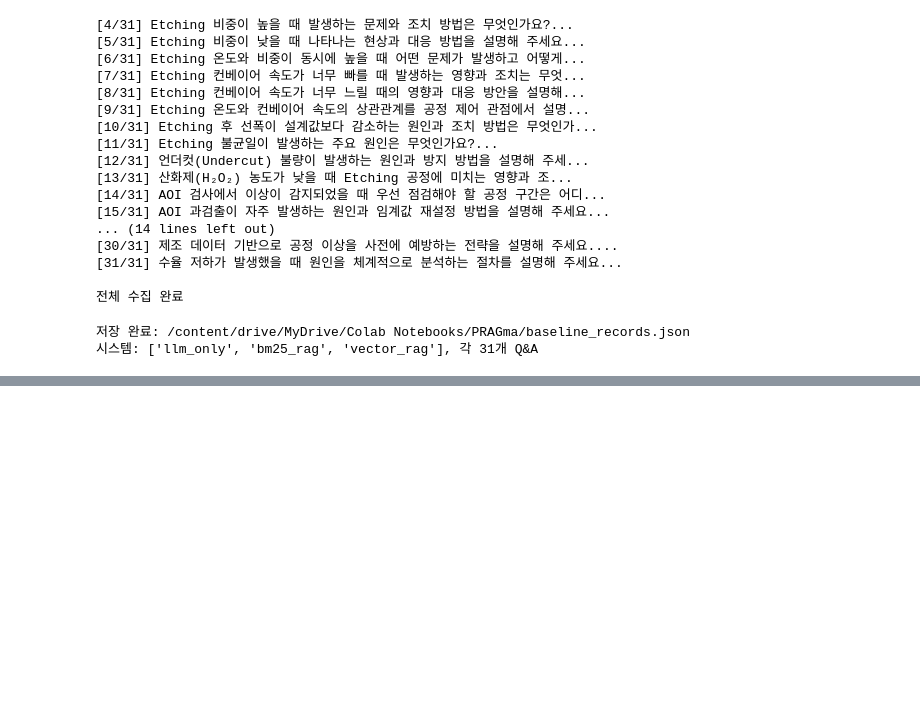
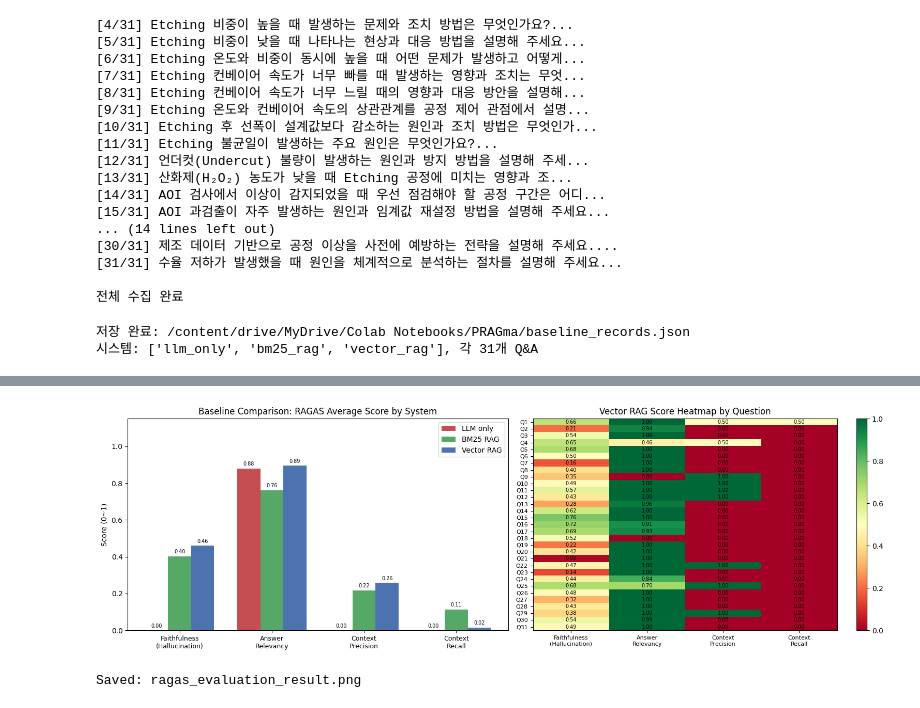
Before and after one commit to heyitsmialee/PRAGma, a Jupyter notebook: notebooks/rag_pipeline.ipynb, the cells around one changed output, grey strips where cells are left out. Saved outputs shown, nothing was run; the diff lists cells and outputs as text; code cells hidden in the pictures; blank space fills up the shorter version.

```diff
--- a/notebooks/rag_pipeline.ipynb
+++ b/notebooks/rag_pipeline.ipynb
@@ -834,7 +834,6 @@ import sys, os
 from types import ModuleType
 from typing import List
 
-# ragas가 내부적으로 임포트하는 제거된 langchain_community vertexai 모듈 stub
 if 'langchain_community.chat_models.vertexai' not in sys.modules:
     _stub = ModuleType('langchain_community.chat_models.vertexai')
     _stub.ChatVertexAI = type('ChatVertexAI', (), {})
@@ -857,23 +856,21 @@ import pandas as pd
 
 
 class STEmbeddings(Embeddings):
-    """Google 임베딩 API 대신 sentence-transformers 로컬 모델 사용 (API 제한 우회)"""
-    def __init__(self, model_name: str = "paraphrase-multilingual-MiniLM-L12-v2"):
-        print(f"임베딩 모델 로드 중: {model_name}")
-        self.model = SentenceTransformer(model_name)
+    def __init__(self, model_name="paraphrase-multilingual-MiniLM-L12-v2"):
+        self.model = model_name          # 문자열 — ragas 텔레메트리용
+        self._st = SentenceTransformer(model_name)
 
-    def embed_documents(self, texts: List[str]) -> List[List[float]]:
-        return self.model.encode(texts, show_progress_bar=False).tolist()
+    def embed_documents(self, texts):
+        return self._st.encode(texts, show_progress_bar=False).tolist()
 
-    def embed_query(self, text: str) -> List[float]:
-        return self.model.encode([text], show_progress_bar=False)[0].tolist()
+    def embed_query(self, text):
+        return self._st.encode([text], show_progress_bar=False)[0].tolist()
 
 
-_st_emb_model = None  # 반복 로드 방지
+_st_emb = None
 
 def run_ragas_evaluation(eval_records):
-    """Gemini(LLM judge) + sentence-transformers(임베딩)으로 RAGAS 4가지 지표 평가."""
-    global _st_emb_model
+    global _st_emb
 
     judge_llm = ChatGoogleGenerativeAI(
         model="gemini-2.5-flash",
@@ -881,11 +878,12 @@ def run_ragas_evaluation(eval_records):
         temperature=0,
     )
 
-    if _st_emb_model is None:
-        _st_emb_model = STEmbeddings()
+    if _st_emb is None:
+        print("임베딩 모델 로드 중: paraphrase-multilingual-MiniLM-L12-v2")
+        _st_emb = STEmbeddings()
 
     ragas_llm = LangchainLLMWrapper(judge_llm)
-    ragas_emb = LangchainEmbeddingsWrapper(_st_emb_model)
+    ragas_emb = LangchainEmbeddingsWrapper(_st_emb)
 
     metrics = [Faithfulness(), AnswerRelevancy(), ContextPrecision(), ContextRecall()]
 
@@ -1077,11 +1098,11 @@ print("\n전체 Ablation 수집 완료  (4종 × 10개)")
 # %%
 import matplotlib.pyplot as plt
 import matplotlib
-matplotlib.rcParams["font.family"] = "NanumGothic"
 matplotlib.rcParams["axes.unicode_minus"] = False
 
 metric_cols   = ["faithfulness", "answer_relevancy", "context_precision", "context_recall"]
-metric_labels = ["Faithfulness\n(환각 방지)", "Answer\nRelevancy", "Context\nPrecision", "Context\nRecall"]
+metric_labels = ["Faithfulness\n(Hallucination)", "Answer\nRelevancy", "Context\nPrecision", "Context\nRecall"]
+
 systems = list(system_results.keys())
 colors  = {"llm_only": "#C44E52", "bm25_rag": "#55A868", "vector_rag": "#4C72B0"}
 labels  = {"llm_only": "LLM only", "bm25_rag": "BM25 RAG", "vector_rag": "Vector RAG"}
@@ -1091,7 +1112,7 @@ width = 0.25
 
 fig, axes = plt.subplots(1, 2, figsize=(16, 5))
 
-# --- 왼쪽: 시스템별 평균 점수 비교 바 차트 ---
+# --- Left: System comparison bar chart ---
 for i, sys in enumerate(systems):
     vals = [system_results[sys][m].mean() for m in metric_cols]
     bars = axes[0].bar(
@@ -1106,18 +1127,19 @@ axes[0].set_xticks([xi + width for xi in x])
 axes[0].set_xticklabels(metric_labels, fontsize=9)
 axes[0].set_ylim(0, 1.15)
 axes[0].set_ylabel("Score (0~1)")
-axes[0].set_title("Baseline 비교: 시스템별 RAGAS 평균 점수")
+axes[0].set_title("Baseline Comparison: RAGAS Average Score by System")
 axes[0].legend()
 
-# --- 오른쪽: Vector RAG 질문별 히트맵 ---
+# --- Right: Vector RAG per-question heatmap ---
 heatmap_data = result_df[metric_cols].values
 im = axes[1].imshow(heatmap_data, vmin=0, vmax=1, cmap="RdYlGn", aspect="auto")
 axes[1].set_xticks(range(len(metric_cols)))
 axes[1].set_xticklabels(metric_labels, fontsize=8)
 axes[1].set_yticks(range(len(result_df)))
 axes[1].set_yticklabels([f"Q{i+1}" for i in range(len(result_df))], fontsize=8)
-axes[1].set_title("Vector RAG 질문별 점수 히트맵")
+axes[1].set_title("Vector RAG Score Heatmap by Question")
 plt.colorbar(im, ax=axes[1])
+
 for i in range(len(result_df)):
     for j in range(len(metric_cols)):
         axes[1].text(j, i, f"{heatmap_data[i, j]:.2f}",
@@ -1126,4 +1148,5 @@ for i in range(len(result_df)):
 plt.tight_layout()
 plt.savefig("ragas_evaluation_result.png", dpi=150, bbox_inches="tight")
 plt.show()
-print("결과 이미지 저장: ragas_evaluation_result.png")
+print("Saved: ragas_evaluation_result.png")
+# %% [output]
@@ -1129,0 +1170,2 @@ print("결과 이미지 저장: ragas_evaluation_result.png")
+[figure, added]
+Saved: ragas_evaluation_result.png
```
Also changed, not shown: parts of 3 cells of this notebook.
